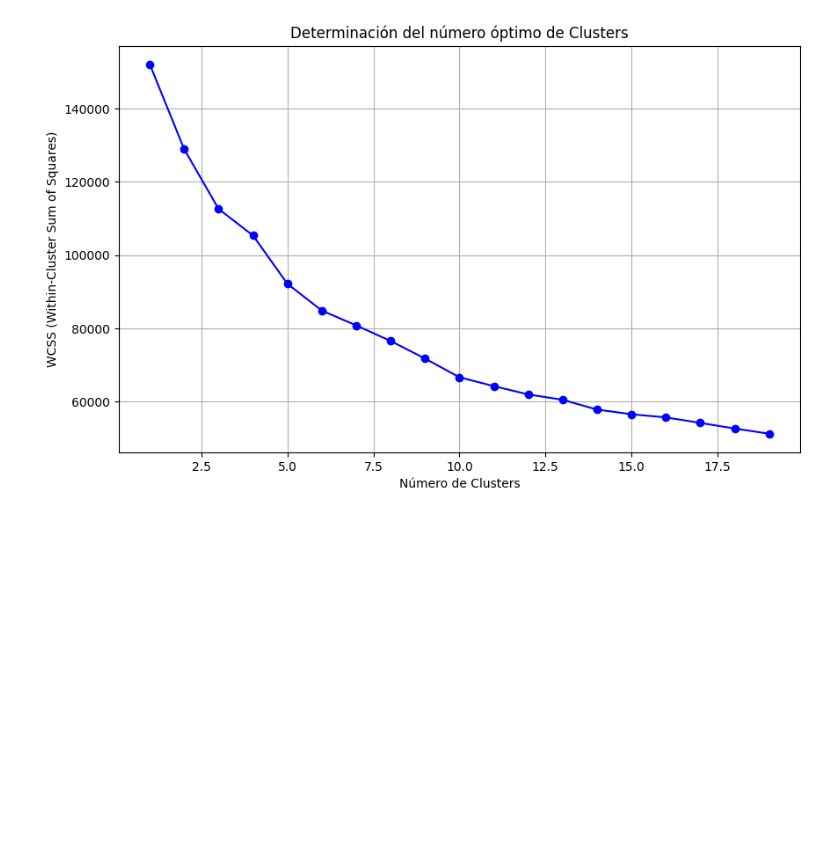
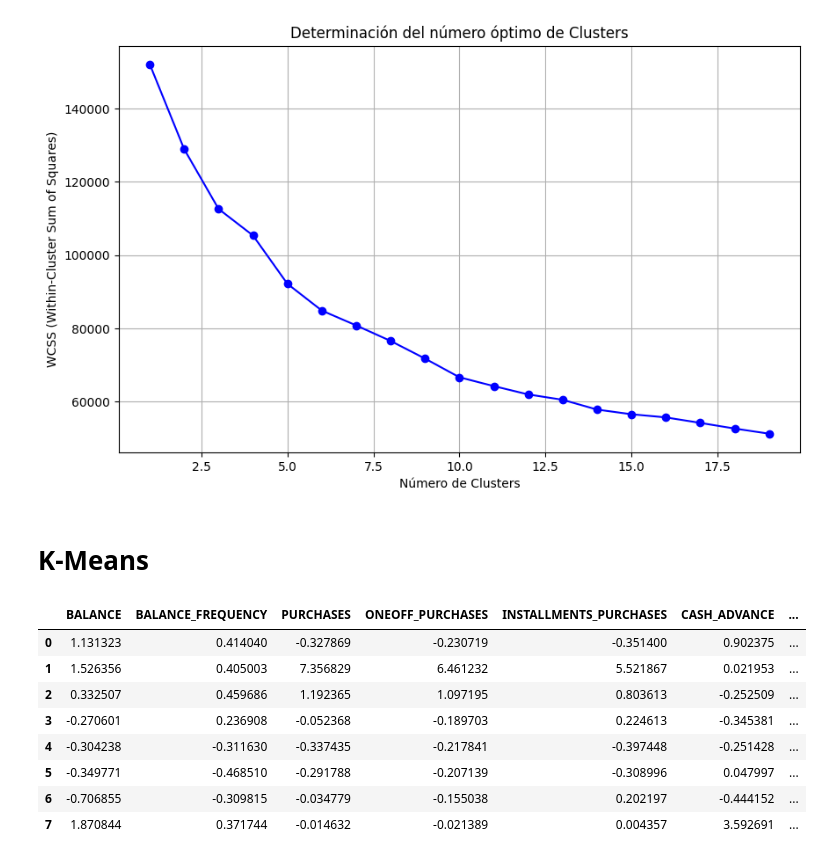
Before and after one commit to CD-AC/DataScience-CustomerSegmentation, a Jupyter notebook: DataSciense_CustomerSegmentation.ipynb, the cells around one changed output. Saved outputs shown, nothing was run; the diff lists cells and outputs as text; code cells hidden in the pictures; blank space fills up the shorter version.

```diff
--- a/DataSciense_CustomerSegmentation.ipynb
+++ b/DataSciense_CustomerSegmentation.ipynb
@@ -172,3 +172,5 @@ plt.grid(True)
 plt.show()
 # %% [output]
 [figure]
+# %% [markdown]
+# K-Means
@@ -174,0 +181,13 @@ plt.show()
+# %%
+cluster_centers = pd.DataFrame(data = kmeans.cluster_centers_, columns=[creditcard_df.columns])
+cluster_centers
+# %% [output]
+|  | BALANCE | BALANCE_FREQUENCY | PURCHASES | ONEOFF_PURCHASES | INSTALLMENTS_PURCHASES | CASH_ADVANCE | ... |
+| 0 | 1.131323 | 0.414040 | -0.327869 | -0.230719 | -0.351400 | 0.902375 | ... |
+| 1 | 1.526356 | 0.405003 | 7.356829 | 6.461232 | 5.521867 | 0.021953 | ... |
+| 2 | 0.332507 | 0.459686 | 1.192365 | 1.097195 | 0.803613 | -0.252509 | ... |
+| 3 | -0.270601 | 0.236908 | -0.052368 | -0.189703 | 0.224613 | -0.345381 | ... |
+| 4 | -0.304238 | -0.311630 | -0.337435 | -0.217841 | -0.397448 | -0.251428 | ... |
+| 5 | -0.349771 | -0.468510 | -0.291788 | -0.207139 | -0.308996 | 0.047997 | ... |
+| 6 | -0.706855 | -0.309815 | -0.034779 | -0.155038 | 0.202197 | -0.444152 | ... |
+| 7 | 1.870844 | 0.371744 | -0.014632 | -0.021389 | 0.004357 | 3.592691 | ... |
```
Also changed, not shown: parts of 5 cells of this notebook.
